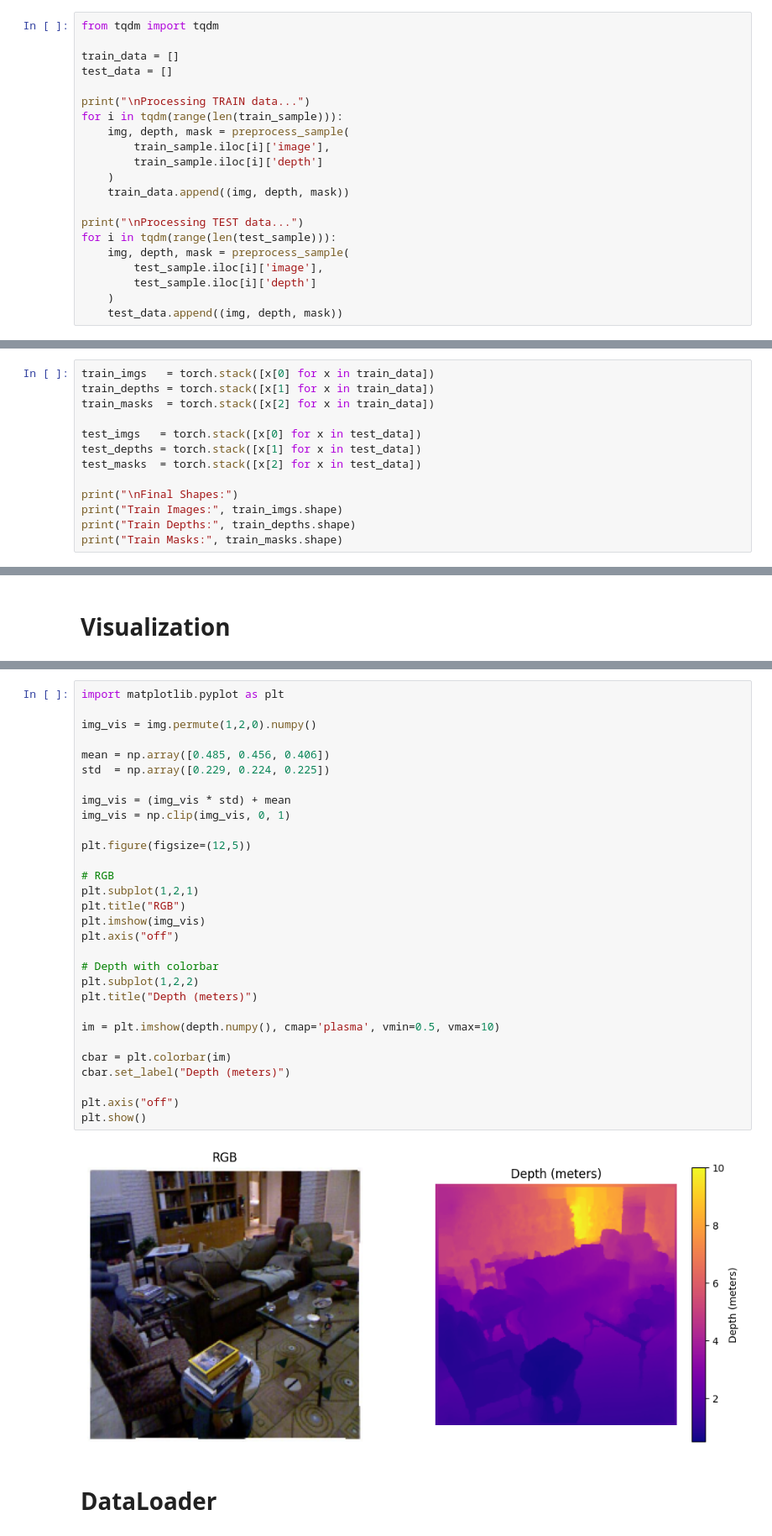
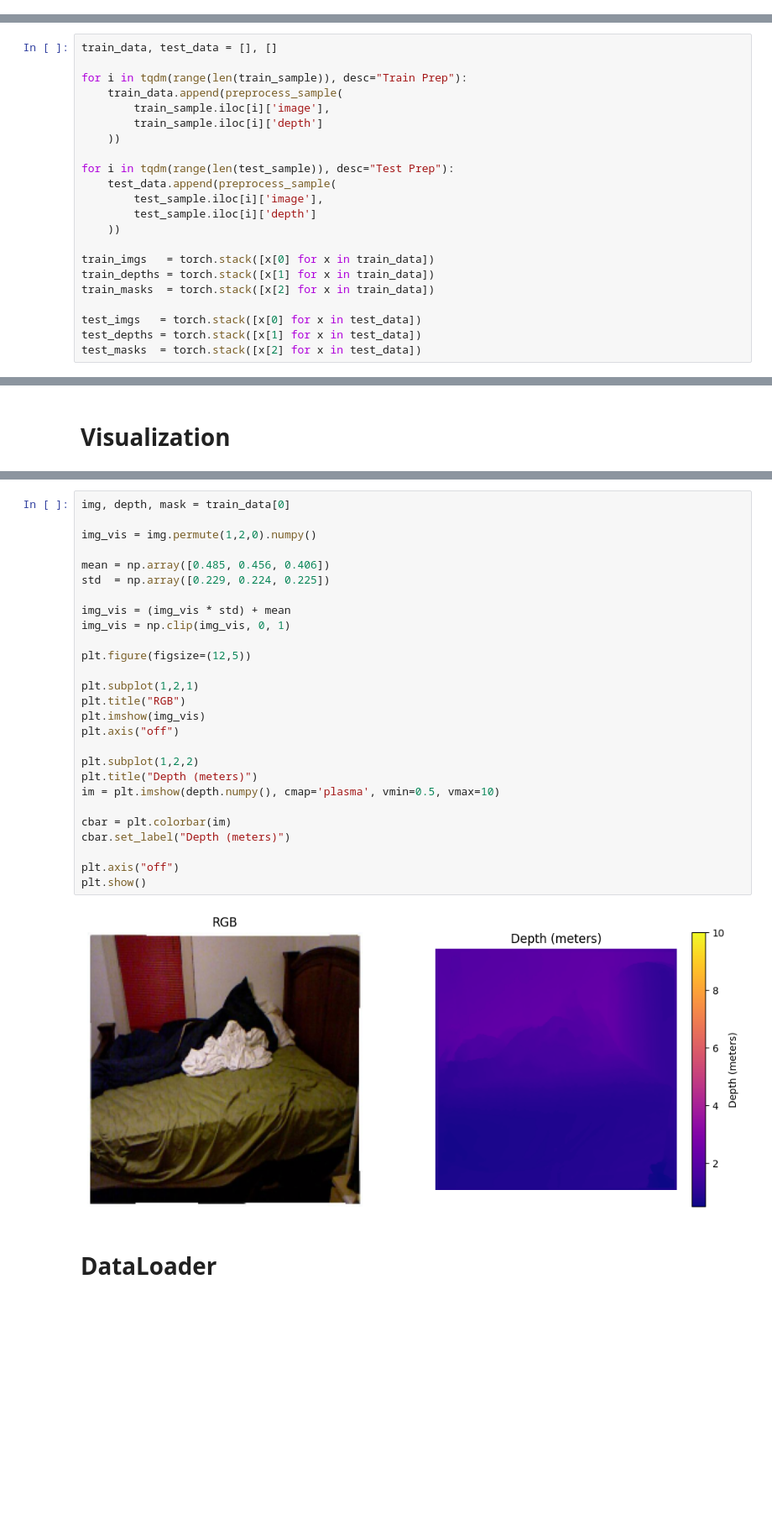
Before and after one commit to Thorfast191/Monocular-Metric-Depth-Estimation, a Jupyter notebook: MMDE_V1_0.ipynb, the cells around one changed output, grey strips where cells are left out. Shown at 84% size. Cells and saved outputs as stored; diff of their text form; blank space fills up the shorter version.

```diff
--- a/MMDE_V1_0.ipynb
+++ b/MMDE_V1_0.ipynb
@@ -144,21 +84,0 @@ Depth range: 0.5422222018241882 9.957777976989746
-# %%
-from tqdm import tqdm
-
-train_data = []
-test_data = []
-
-print("\nProcessing TRAIN data...")
-for i in tqdm(range(len(train_sample))):
-    img, depth, mask = preprocess_sample(
-        train_sample.iloc[i]['image'],
-        train_sample.iloc[i]['depth']
-    )
-    train_data.append((img, depth, mask))
-
-print("\nProcessing TEST data...")
-for i in tqdm(range(len(test_sample))):
-    img, depth, mask = preprocess_sample(
-        test_sample.iloc[i]['image'],
-        test_sample.iloc[i]['depth']
-    )
-    test_data.append((img, depth, mask))
@@ -168,4 +85,18 @@ Processing TEST data...
 # %%
+train_data, test_data = [], []
+
+for i in tqdm(range(len(train_sample)), desc="Train Prep"):
+    train_data.append(preprocess_sample(
+        train_sample.iloc[i]['image'],
+        train_sample.iloc[i]['depth']
+    ))
+
+for i in tqdm(range(len(test_sample)), desc="Test Prep"):
+    test_data.append(preprocess_sample(
+        test_sample.iloc[i]['image'],
+        test_sample.iloc[i]['depth']
+    ))
+
 train_imgs   = torch.stack([x[0] for x in train_data])
 train_depths = torch.stack([x[1] for x in train_data])
 train_masks  = torch.stack([x[2] for x in train_data])
@@ -173,8 +104,3 @@ train_masks  = torch.stack([x[2] for x in train_data])
 test_imgs   = torch.stack([x[0] for x in test_data])
 test_depths = torch.stack([x[1] for x in test_data])
 test_masks  = torch.stack([x[2] for x in test_data])
-
-print("\nFinal Shapes:")
-print("Train Images:", train_imgs.shape)
-print("Train Depths:", train_depths.shape)
-print("Train Masks:", train_masks.shape)
@@ -208,35 +158,32 @@ Depth range: 0.5422222018241882 9.957777976989746
 # %%
-import matplotlib.pyplot as plt
+img, depth, mask = train_data[0]
 
 img_vis = img.permute(1,2,0).numpy()
 
 mean = np.array([0.485, 0.456, 0.406])
 std  = np.array([0.229, 0.224, 0.225])
 
 img_vis = (img_vis * std) + mean
 img_vis = np.clip(img_vis, 0, 1)
 
 plt.figure(figsize=(12,5))
 
-# RGB
 plt.subplot(1,2,1)
 plt.title("RGB")
 plt.imshow(img_vis)
 plt.axis("off")
 
-# Depth with colorbar
 plt.subplot(1,2,2)
 plt.title("Depth (meters)")
-
 im = plt.imshow(depth.numpy(), cmap='plasma', vmin=0.5, vmax=10)
 
 cbar = plt.colorbar(im)
 cbar.set_label("Depth (meters)")
 
 plt.axis("off")
 plt.show()
 # %% [output]
-[figure, old version]
+[figure, new version]
 # %% [markdown]
 #  DataLoader
 # %%
```
Also changed, not shown: parts of 18 cells of this notebook.
